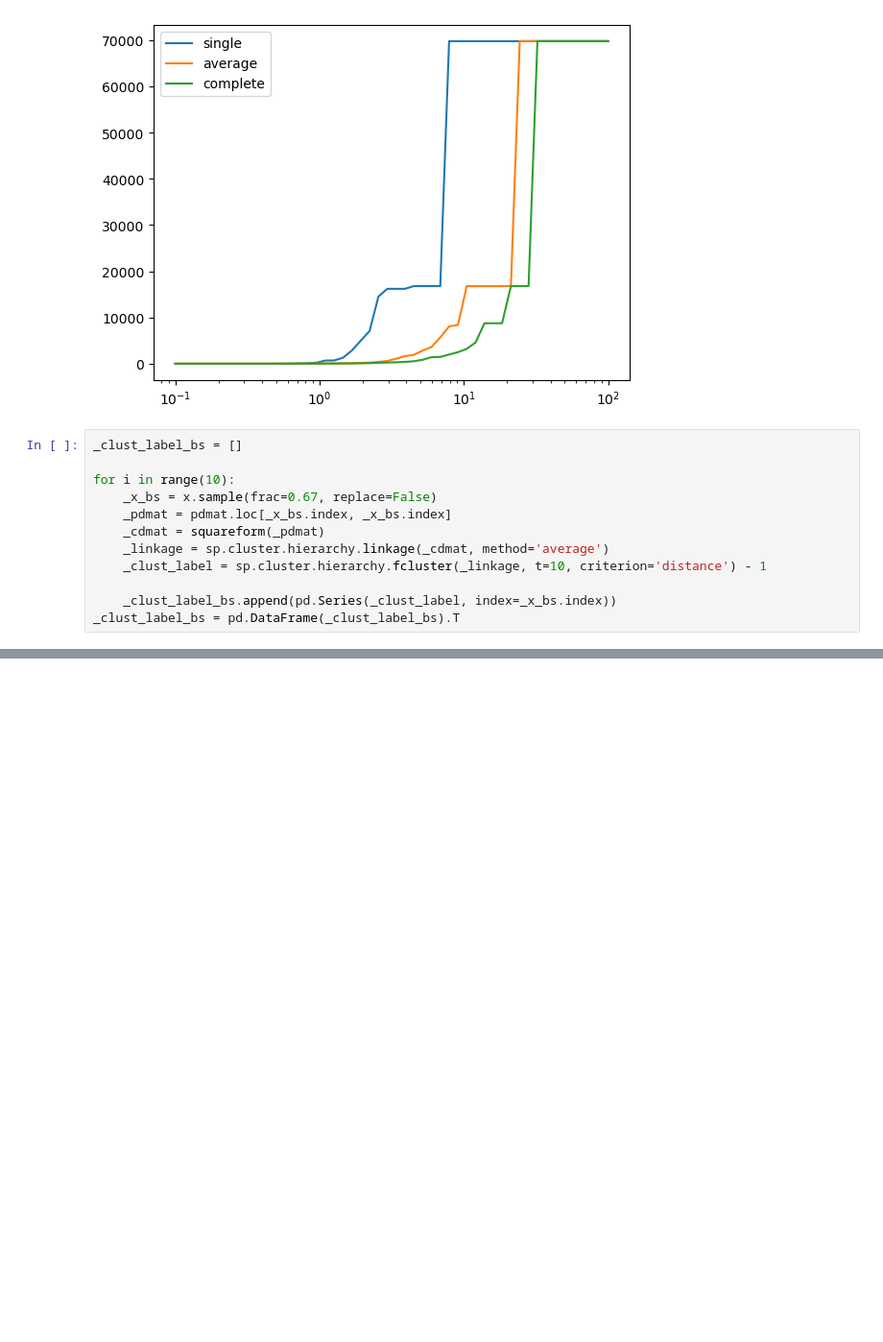
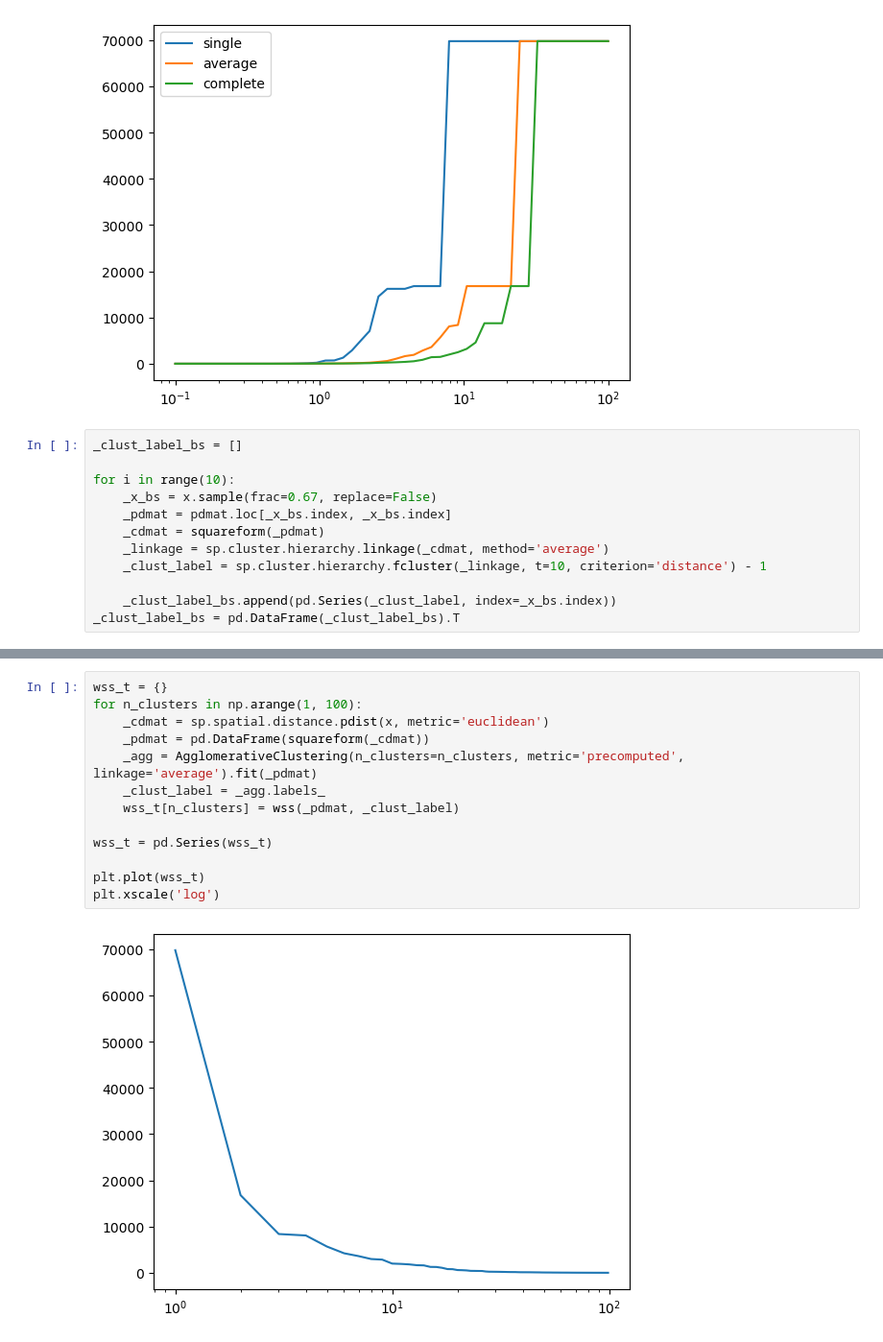
Before and after one commit to bsmith89/clustering-playground, a Jupyter notebook: .speaker/notes.ipynb, the cells around one changed output, grey strips where cells are left out. Shown at 96% size. Drawn from its saved outputs; the diff is of its cells as text; blank space fills up the shorter version.

```diff
--- a/.speaker/notes.ipynb
+++ b/.speaker/notes.ipynb
@@ -237,0 +271,15 @@ _clust_label_bs
+# %%
+wss_t = {}
+for n_clusters in np.arange(1, 100):
+    _cdmat = sp.spatial.distance.pdist(x, metric='euclidean')
+    _pdmat = pd.DataFrame(squareform(_cdmat))
+    _agg = AgglomerativeClustering(n_clusters=n_clusters, metric='precomputed', linkage='average').fit(_pdmat)
+    _clust_label = _agg.labels_
+    wss_t[n_clusters] = wss(_pdmat, _clust_label)
+
+wss_t = pd.Series(wss_t)
+
+plt.plot(wss_t)
+plt.xscale('log')
+# %% [output]
+[figure, added]
```
Also changed, not shown: parts of 10 cells of this notebook.
